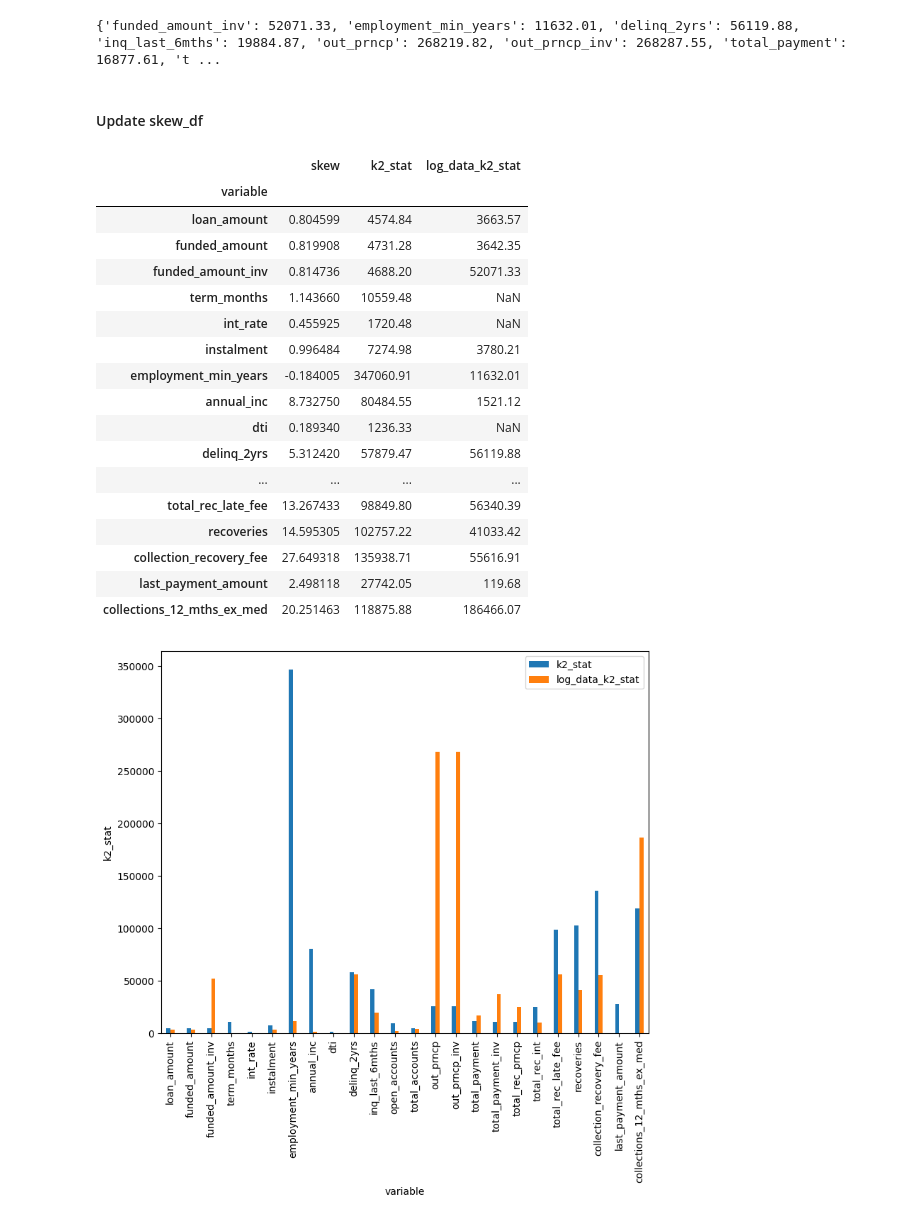
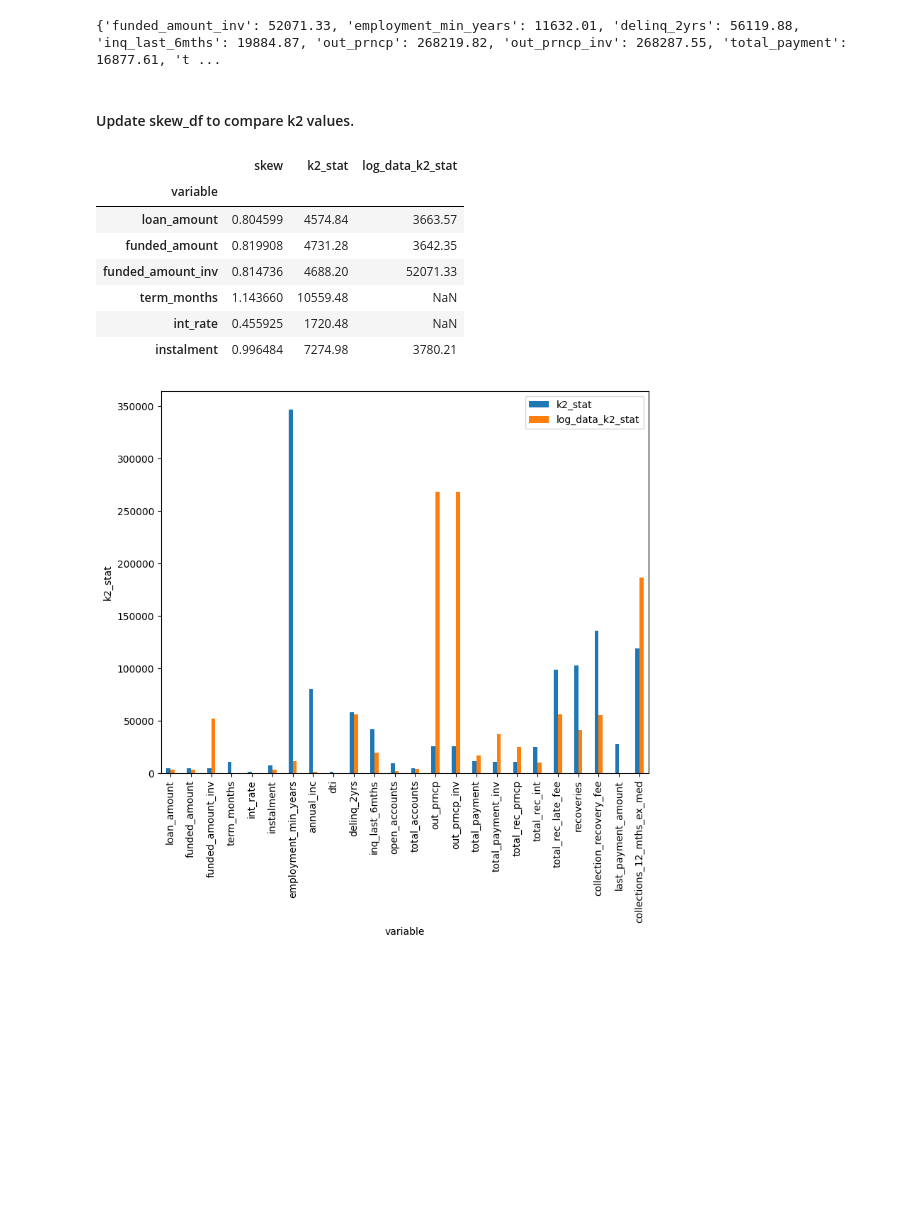
Before and after one commit to armazzer/customer_loans, a Jupyter notebook: skew_review.ipynb, the cells around one changed output. Drawn from its saved outputs; the diff is of its cells as text; code cells hidden in the pictures; blank space fills up the shorter version.

```diff
--- a/skew_review.ipynb
+++ b/skew_review.ipynb
@@ -372,32 +351,22 @@ k2_dict_log_trans_2 = skew_info_log_cols_2.show_dict()
 # %% [output]
 {'funded_amount_inv': 52071.33, 'employment_min_years': 11632.01, 'delinq_2yrs': 56119.88, 'inq_last_6mths': 19884.87, 'out_prncp': 268219.82, 'out_prncp_inv': 268287.55, 'total_payment': 16877.61, 't ...
 # %% [markdown]
-#### Update skew_df
+#### Update skew_df to compare k2 values.
 # %%
 k2_dict_log_trans.update(k2_dict_log_trans_2)
 # %%
 skew_df["log_data_k2_stat"] = k2_dict_log_trans
 # %%
-skew_df
+skew_df.head(6)
 # %% [output]
 |  | skew | k2_stat | log_data_k2_stat |
 | variable |  |  |  |
 | loan_amount | 0.804599 | 4574.84 | 3663.57 |
 | funded_amount | 0.819908 | 4731.28 | 3642.35 |
 | funded_amount_inv | 0.814736 | 4688.20 | 52071.33 |
 | term_months | 1.143660 | 10559.48 | NaN |
 | int_rate | 0.455925 | 1720.48 | NaN |
 | instalment | 0.996484 | 7274.98 | 3780.21 |
-| employment_min_years | -0.184005 | 347060.91 | 11632.01 |
-| annual_inc | 8.732750 | 80484.55 | 1521.12 |
-| dti | 0.189340 | 1236.33 | NaN |
-| delinq_2yrs | 5.312420 | 57879.47 | 56119.88 |
-| ... | ... | ... | ... |
-| total_rec_late_fee | 13.267433 | 98849.80 | 56340.39 |
-| recoveries | 14.595305 | 102757.22 | 41033.42 |
-| collection_recovery_fee | 27.649318 | 135938.71 | 55616.91 |
-| last_payment_amount | 2.498118 | 27742.05 | 119.68 |
-| collections_12_mths_ex_med | 20.251463 | 118875.88 | 186466.07 |
 # %%
 # Create a figure
 fig, ax1 = plt.subplots(figsize=(8, 8))
```
Also changed, not shown: parts of 6 cells of this notebook.
